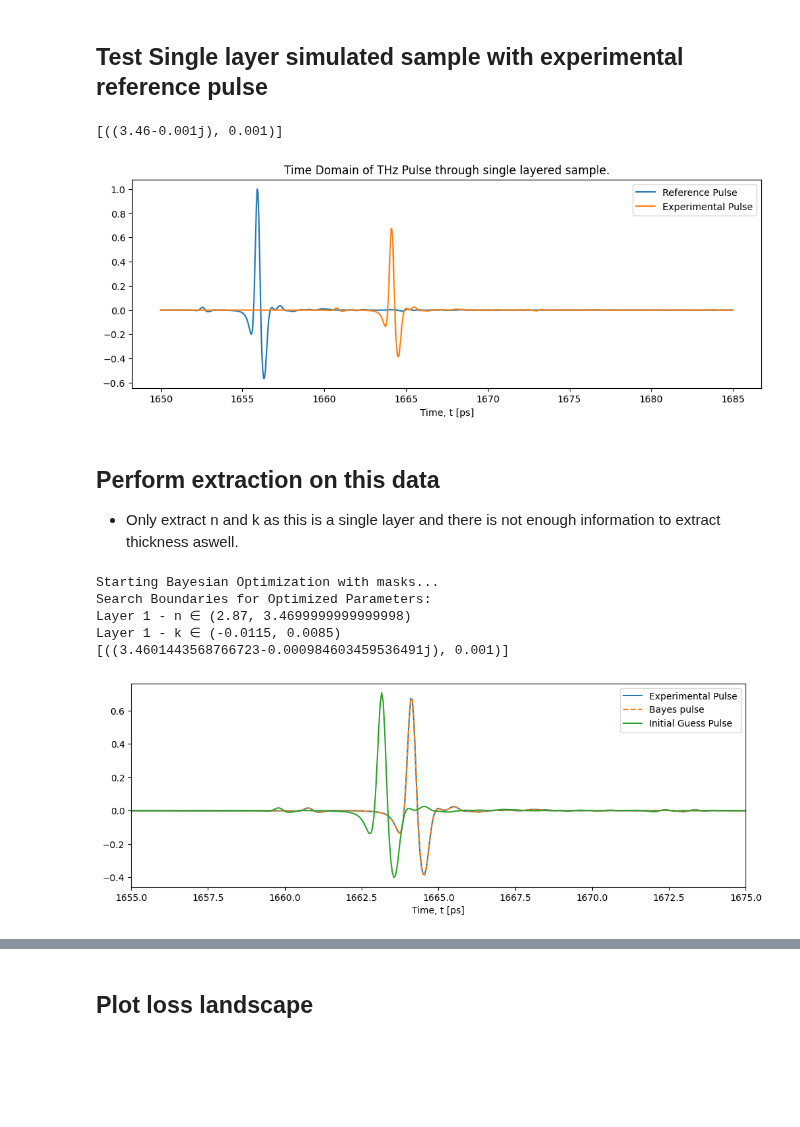
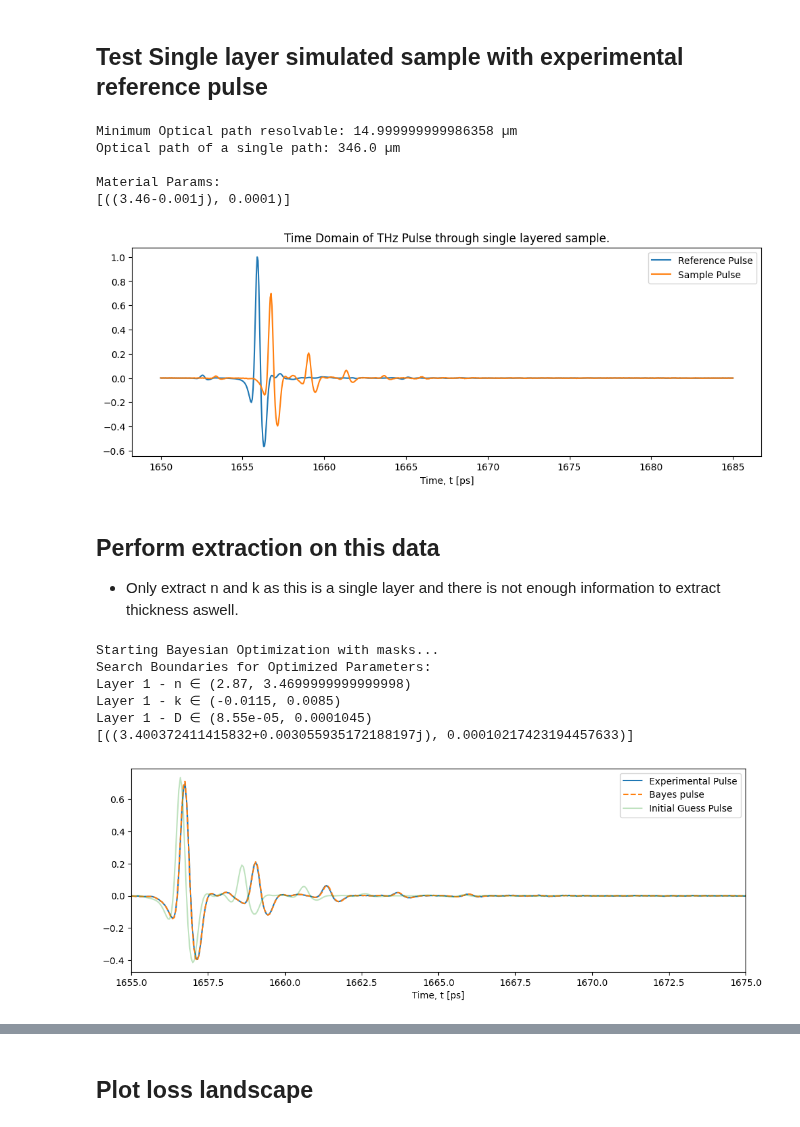
Before and after one commit to tls54/THz-TDS, a Jupyter notebook: Transfer Matrix Method/Experimental_reference.ipynb, the cells around one changed output, grey strips where cells are left out. Cells and saved outputs as stored; diff of their text form; code cells hidden in the pictures; blank space fills up the shorter version.

```diff
--- a/Transfer Matrix Method/Experimental_reference.ipynb
+++ b/Transfer Matrix Method/Experimental_reference.ipynb
@@ -63,68 +66,75 @@ delta_t: 0.049999999999954525 ps
 # %% [markdown]
 ## Test Single layer simulated sample with experimental reference pulse
 # %%
-# Convert refence pulse to tensor
-reference_pulse = torch.tensor(reference_pulse, dtype=torch.float32)
-
 # Convert delta_t to seconds from pico seconds
 deltat = deltat * 1e-12
 
 # Material params
-n1, k1, d1 = 3.46, -0.001, 1e-3
+n1, k1, d1 = 3.46, -0.001, 100e-6
+
+# Calculate min optical path and real optical path
+min_optical_path = (0.049999999999954525e-12) * 3e8
+print(f'Minimum Optical path resolvable: {(min_optical_path)* 1e6} µm')
+print(f'Optical path of a single path: {(n1 * d1)* 1e6} µm')
 
 # Experimental material parameters (ground truth)
 material_params_exp = [(n1+1j*k1, d1)]
 
 # Simulate the experimental data
-_, experimental_pulse = simulate_parallel(reference_pulse, material_params_exp, deltat, noise_level=0)
+_, experimental_pulse = simulate_parallel(reference_pulse, material_params_exp, deltat, noise_level=0.001)
 experimental_pulse = experimental_pulse[:L]
 
-
+print(f'\nMaterial Params:')
 print(material_params_exp)
 plt.figure(figsize=(12,4))
 plt.title('Time Domain of THz Pulse through single layered sample.')
 plt.plot(t_axis, reference_pulse, label='Reference Pulse')
-plt.plot(t_axis, experimental_pulse.detach().cpu().numpy(), label='Experimental Pulse')
+plt.plot(t_axis, experimental_pulse.detach().cpu().numpy(), label='Sample Pulse')
 plt.xlabel('Time, t [ps]')
 plt.legend()
 plt.show()
 # %% [output]
-[((3.46-0.001j), 0.001)]
+Minimum Optical path resolvable: 14.999999999986358 µm
+Optical path of a single path: 346.0 µm
+
+Material Params:
+[((3.46-0.001j), 0.0001)]
-[figure, old version]
+[figure, new version]
 # %% [markdown]
 ## Perform extraction on this data
 - Only extract n and k as this is a single layer and there is not enough information to extract thickness aswell.
 # %%
 # set initial guesses for Bayes optimization
-layers_init = [(3.17-0.0015j, 1e-3)]
-optimization_bounds = [0.3, 0.01, 0.15e-3]
+layers_init = [(3.17-0.0015j, 95e-6)]
+optimization_bounds = [0.3, 0.01, 9.5e-6]
 
 init_pulse = simulate_parallel(reference_pulse, layers_init, deltat, 0)[1].detach().cpu().numpy()[:L]
 
 # Set optimization mask
-optimization_mask = [(True, True, False)]
-Bayes_extractor = BayesianLayeredExtractor(reference_pulse,experimental_pulse,
+optimization_mask = [(True, True, True)]
+Bayes_extractor = BayesianLayeredExtractor(reference_pulse, experimental_pulse,
                                             deltat, layers_init, optimization_mask, optimization_bounds=optimization_bounds)
 
 bayes_params = Bayes_extractor.bayesian_optimization(n_calls=50)
 bayes_pulse = simulate_parallel(reference_pulse, bayes_params, deltat, 0)[1].detach().cpu().numpy()[:L]
 
 
 print(bayes_params)
 plt.figure(figsize=(12,4))
 #plt.plot(t_axis, reference_pulse, label='Reference Pulse', alpha=0.5)
 plt.plot(t_axis, experimental_pulse.detach().cpu().numpy(), label='Experimental Pulse')
 plt.plot(t_axis, bayes_pulse, label='Bayes pulse', linestyle='--')
-plt.plot(t_axis, init_pulse, label='Initial Guess Pulse')
+plt.plot(t_axis, init_pulse, label='Initial Guess Pulse', alpha=0.3)
 plt.xlabel('Time, t [ps]')
 plt.xlim([1655, 1675])
 plt.legend()
 plt.show()
 # %% [output]
 Starting Bayesian Optimization with masks...
 Search Boundaries for Optimized Parameters:
 Layer 1 - n ∈ (2.87, 3.4699999999999998)
 Layer 1 - k ∈ (-0.0115, 0.0085)
-[((3.4601443568766723-0.000984603459536491j), 0.001)]
+Layer 1 - D ∈ (8.55e-05, 0.0001045)
+[((3.400372411415832+0.003055935172188197j), 0.00010217423194457633)]
-[figure, old version]
+[figure, new version]
 # %%
```
Also changed, not shown: parts of 15 cells of this notebook, 1 other file.
